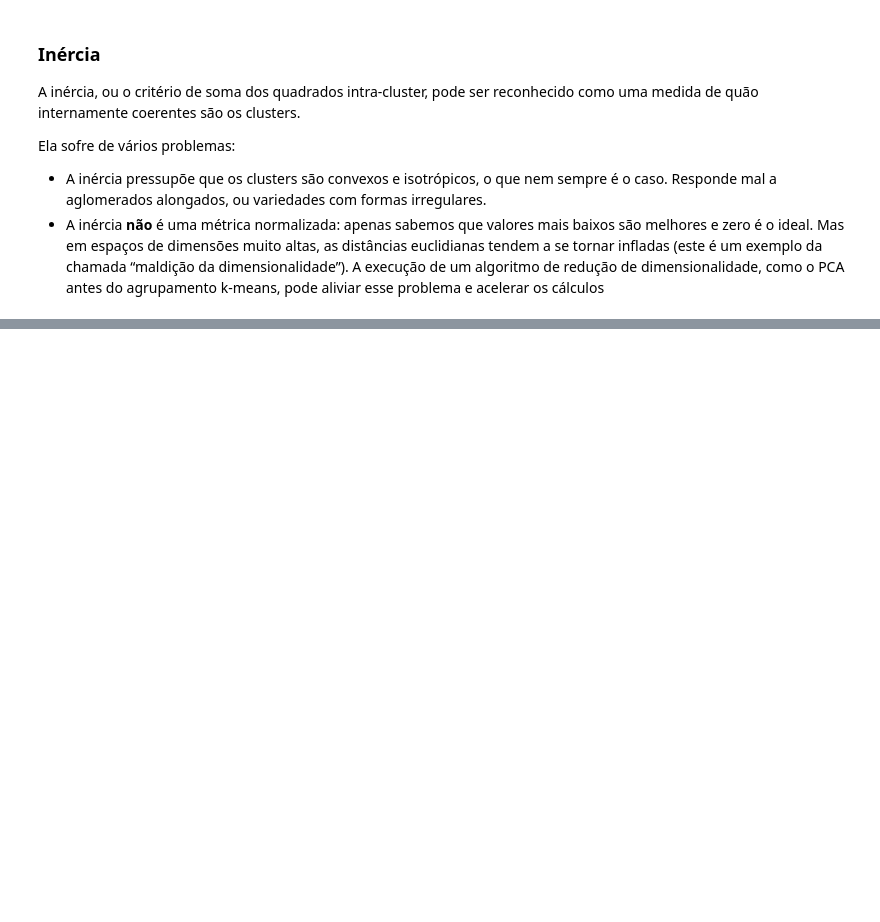
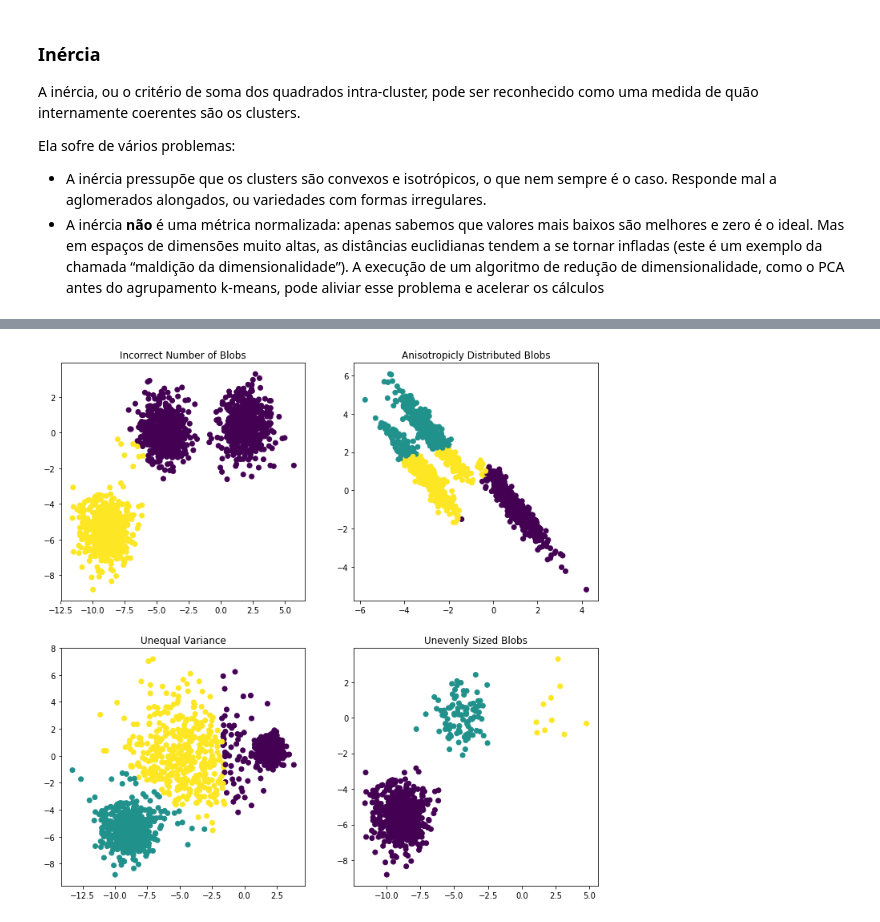
Before and after one commit to jrzmnt/machine-learning, a Jupyter notebook: codes/sklearn_6_kmeans.ipynb, the cells around one changed output, grey strips where cells are left out. Drawn from its saved outputs; the diff is of its cells as text; code cells hidden in the pictures; blank space fills up the shorter version.

```diff
--- a/codes/sklearn_6_kmeans.ipynb
+++ b/codes/sklearn_6_kmeans.ipynb
@@ -30,0 +182,46 @@ Ela sofre de vários problemas:
+# %%
+plt.figure(figsize=(12,12))
+
+n_samples = 1500
+random_state = 170
+
+#Generate isotropic Gaussian blobs for clustering.
+X, y = make_blobs(n_samples=n_samples, random_state=random_state)
+
+# Incorrect number of clusters
+y_pred = KMeans(n_clusters=2, random_state=random_state).fit_predict(X)
+
+plt.subplot(221)
+plt.scatter(X[:, 0], X[:, 1], c=y_pred)
+plt.title("Incorrect Number of Blobs")
+
+# Anisotropicly distributed data
+transformation = [[0.60834549, -0.63667341], [-0.40887718, 0.85253229]]
+X_aniso = np.dot(X, transformation)
+y_pred = KMeans(n_clusters=3, random_state=random_state).fit_predict(X_aniso)
+
+plt.subplot(222)
+plt.scatter(X_aniso[:, 0], X_aniso[:, 1], c=y_pred)
+plt.title("Anisotropicly Distributed Blobs")
+
+# Different variance
+X_varied, y_varied = make_blobs(n_samples=n_samples,
+                               cluster_std=[1.0, 2.5, 0.5],
+                               random_state=random_state)
+y_pred = KMeans(n_clusters=3, random_state=random_state).fit_predict(X_varied)
+
+plt.subplot(223)
+plt.scatter(X_varied[:, 0], X_varied[:, 1], c=y_pred)
+plt.title("Unequal Variance")
+
+# Unevenly sized blobs
+X_filtered = np.vstack((X[y == 0][:500], X[y == 1][:100], X[y == 2][:10]))
+y_pred = KMeans(n_clusters=3, random_state=random_state).fit_predict(X_filtered)
+
+plt.subplot(224)
+plt.scatter(X_filtered[:, 0], X_filtered[:, 1], c=y_pred)
+plt.title("Unevenly Sized Blobs")
+
+plt.show()
+# %% [output]
+[figure, added]
```
Also changed, not shown: parts of 10 cells of this notebook.
